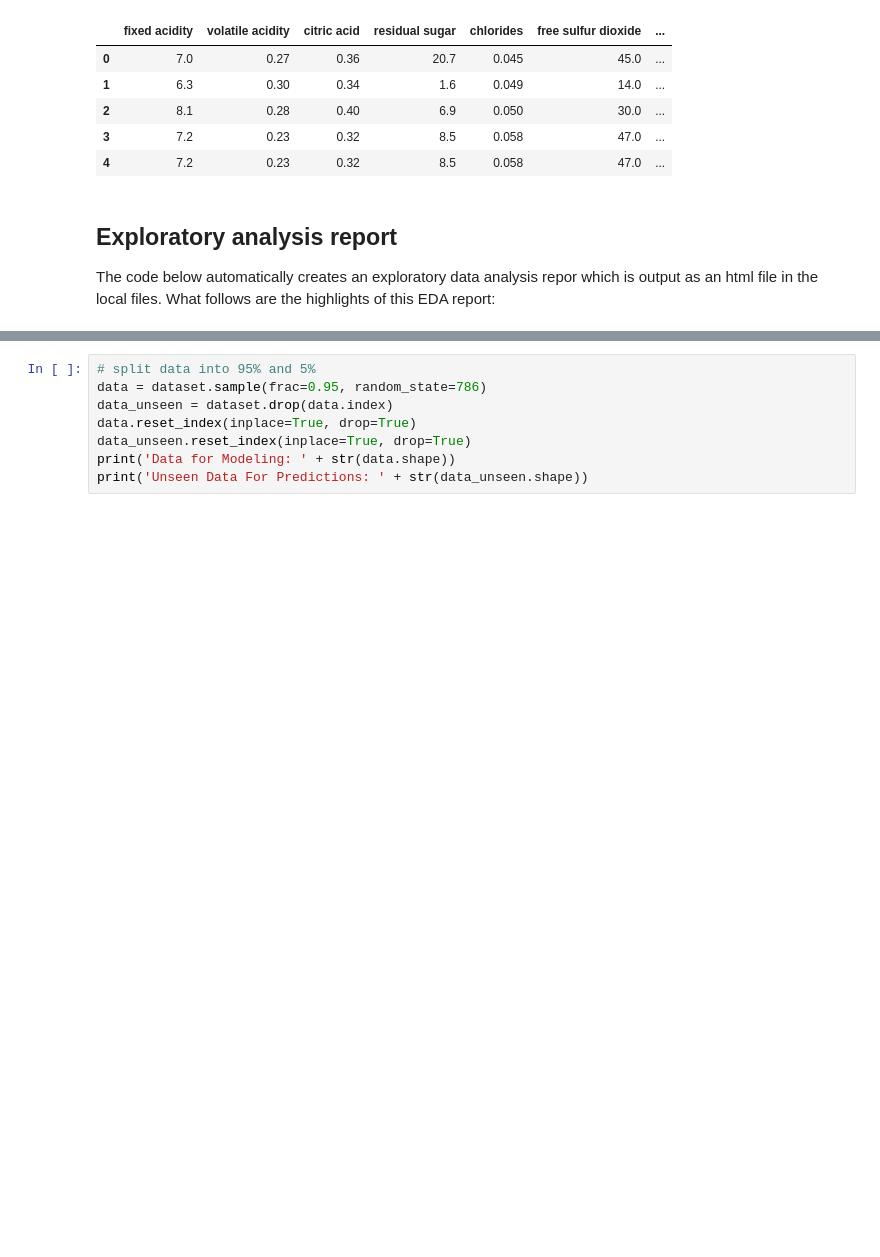
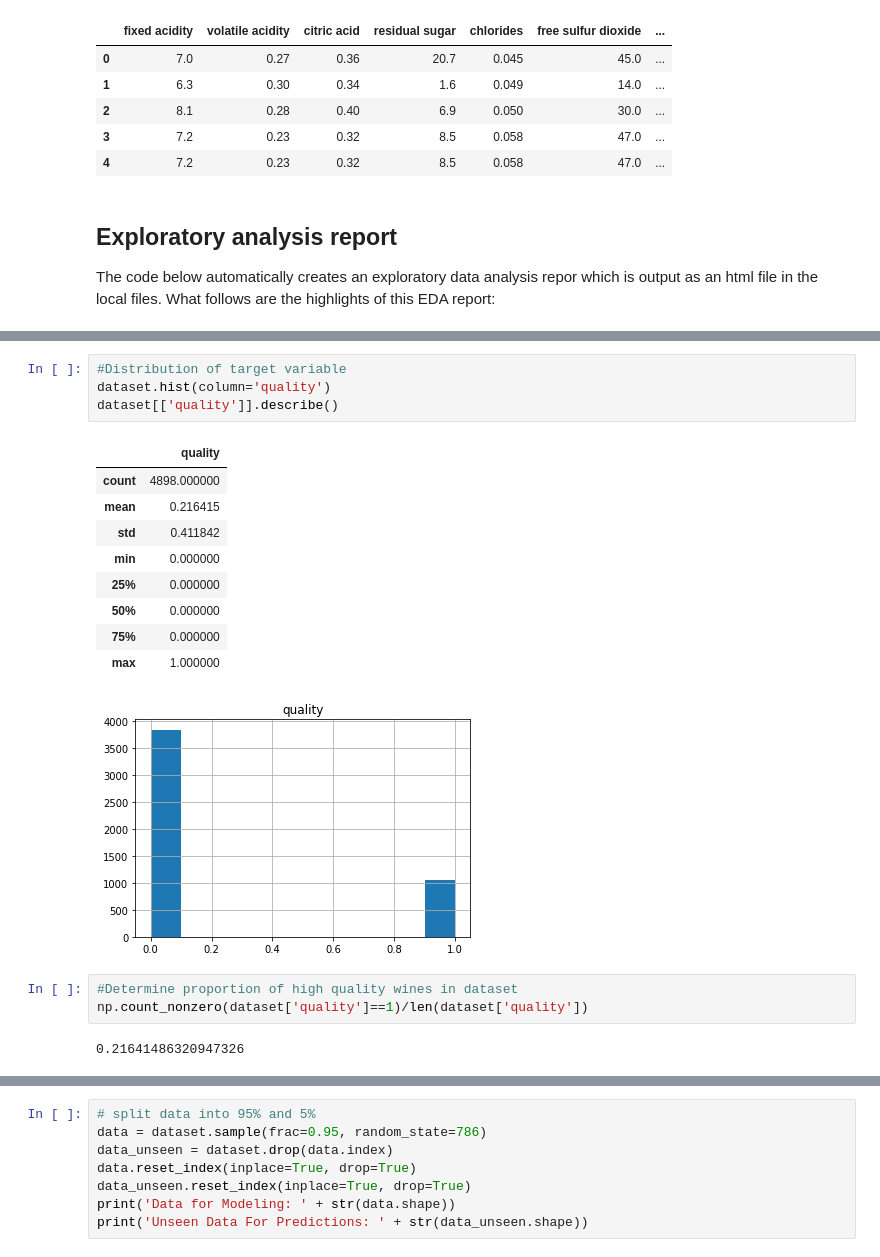
Before and after one commit to DeepCodeSec/ml1000-p1, a Jupyter notebook: Project1_wine_classification.ipynb, the cells around one changed output, grey strips where cells are left out. Cells and saved outputs as stored; diff of their text form; blank space fills up the shorter version.

```diff
--- a/Project1_wine_classification.ipynb
+++ b/Project1_wine_classification.ipynb
@@ -186,0 +197,20 @@ Duplicate rows:
+# %%
+#Distribution of target variable
+dataset.hist(column='quality')
+dataset[['quality']].describe()
+# %% [output]
+|  | quality |
+| count | 4898.000000 |
+| mean | 0.216415 |
+| std | 0.411842 |
+| min | 0.000000 |
+| 25% | 0.000000 |
+| 50% | 0.000000 |
+| 75% | 0.000000 |
+| max | 1.000000 |
+[figure, added]
+# %%
+#Determine proportion of high quality wines in dataset
+np.count_nonzero(dataset['quality']==1)/len(dataset['quality'])
+# %% [output]
+0.21641486320947326
```
Also changed, not shown: parts of 40 cells of this notebook.
